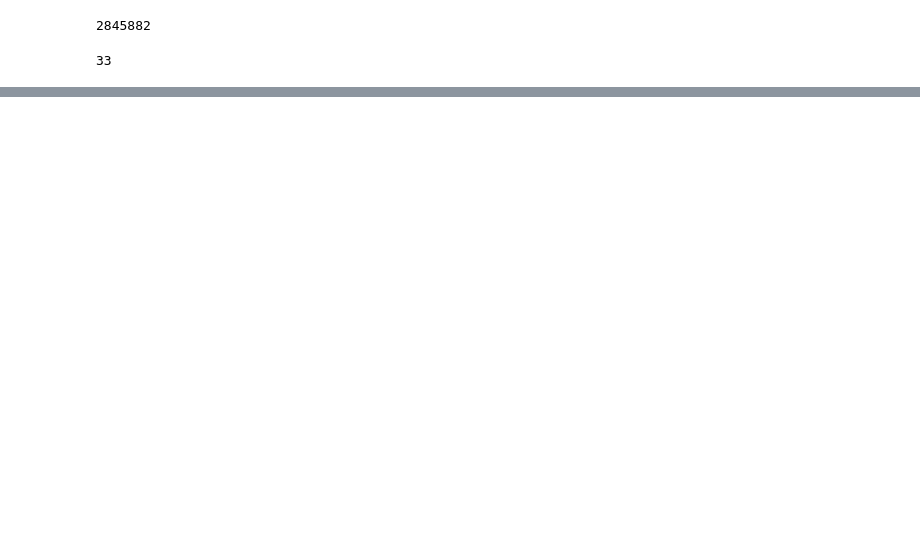
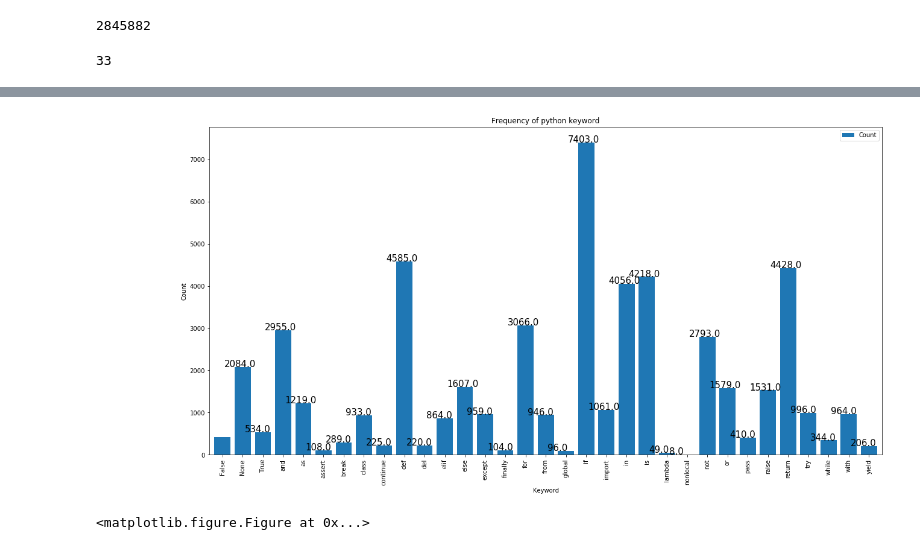
Before and after one commit to MCParab/Fun-With-RNNs, a Jupyter notebook: python_code_text_processing.ipynb, the cells around one changed output, grey strips where cells are left out. Cells and saved outputs as stored; diff of their text form; code cells hidden in the pictures; blank space fills up the shorter version.

```diff
--- a/python_code_text_processing.ipynb
+++ b/python_code_text_processing.ipynb
@@ -19,0 +70,7 @@ print(len(keyword_list))
+# %%
+# Counting number of occurences of python keywords (from keyword_list) in input dataset
+freq2 = []
+python_keyword = { 'Count': freq2, 'Name': keyword_list}
+
+for i in range(len(keyword_list)):
+    freq2.append(freq.get(keyword_list[i]))
@@ -19,0 +81,3 @@ print(len(keyword_list))
+# %%
+# dataframe
+df = pd.DataFrame(python_keyword)
@@ -19,0 +93,2 @@ print(len(keyword_list))
+# %%
+df = df[['Name', 'Count']]
@@ -19,0 +104,14 @@ print(len(keyword_list))
+# %%
+# Visualizations
+ax = df.plot(kind = 'bar', width = 0.8, figsize = (20, 10))
+ax.set_xlabel('Keyword')
+ax.set_ylabel('Count')
+ax.set_title('Frequency of python keyword')
+ax.set_xticklabels(df.Name)
+for p in ax.patches:
+    ax.annotate(format(p.get_height()), ( p.get_x()- 0.5 , p.get_height()+2.0), fontsize = 15)
+plt.show()
+#plt.savefig('pythonFreq.png')
+# %% [output]
+[figure, added]
+<matplotlib.figure.Figure at 0x...>
```
Also changed, not shown: parts of 11 cells of this notebook, 2 other files.
